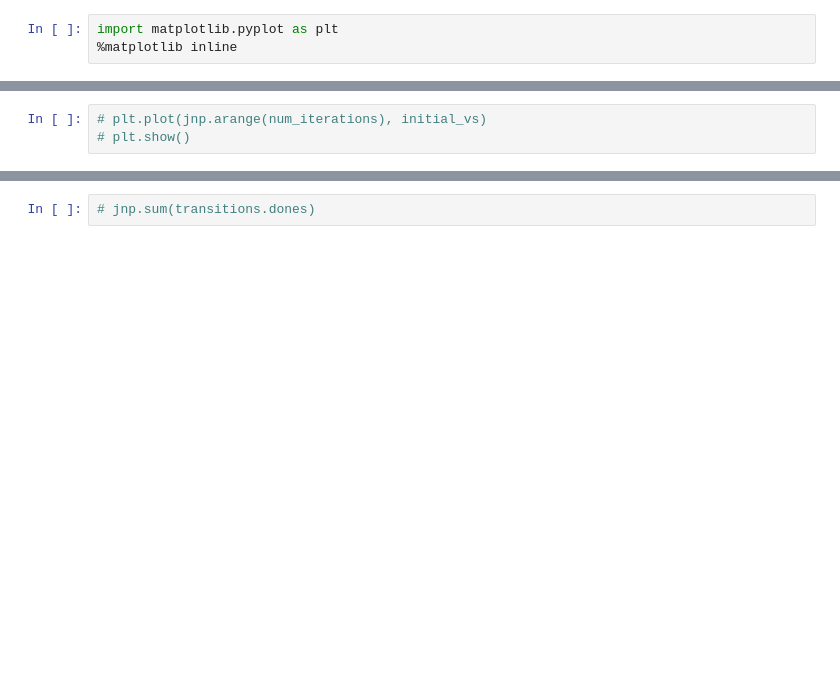
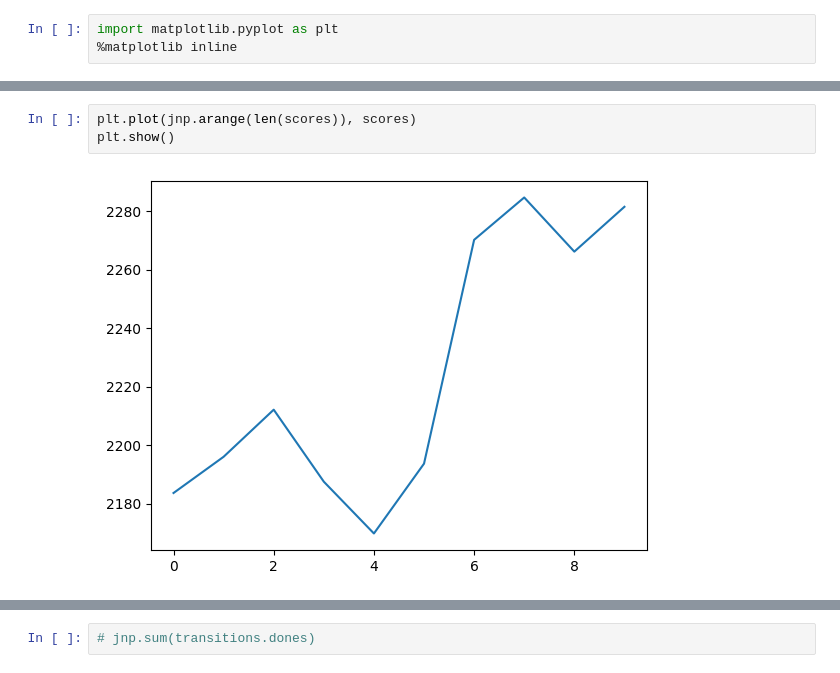
Before and after one commit to MartinMao2023/EvoMORL, a Jupyter notebook: MO_PPO_test.ipynb, the cells around one changed output, grey strips where cells are left out. Drawn from its saved outputs; the diff is of its cells as text; blank space fills up the shorter version.

```diff
--- a/MO_PPO_test.ipynb
+++ b/MO_PPO_test.ipynb
@@ -242,4 +250,6 @@ plt.show()
-# %%
-# plt.plot(jnp.arange(num_iterations), initial_vs)
-# plt.show()
+# %%
+plt.plot(jnp.arange(len(scores)), scores)
+plt.show()
+# %% [output]
+[figure, added]
 # %%
```
Also changed, not shown: parts of 13 cells of this notebook, 9 other files.
